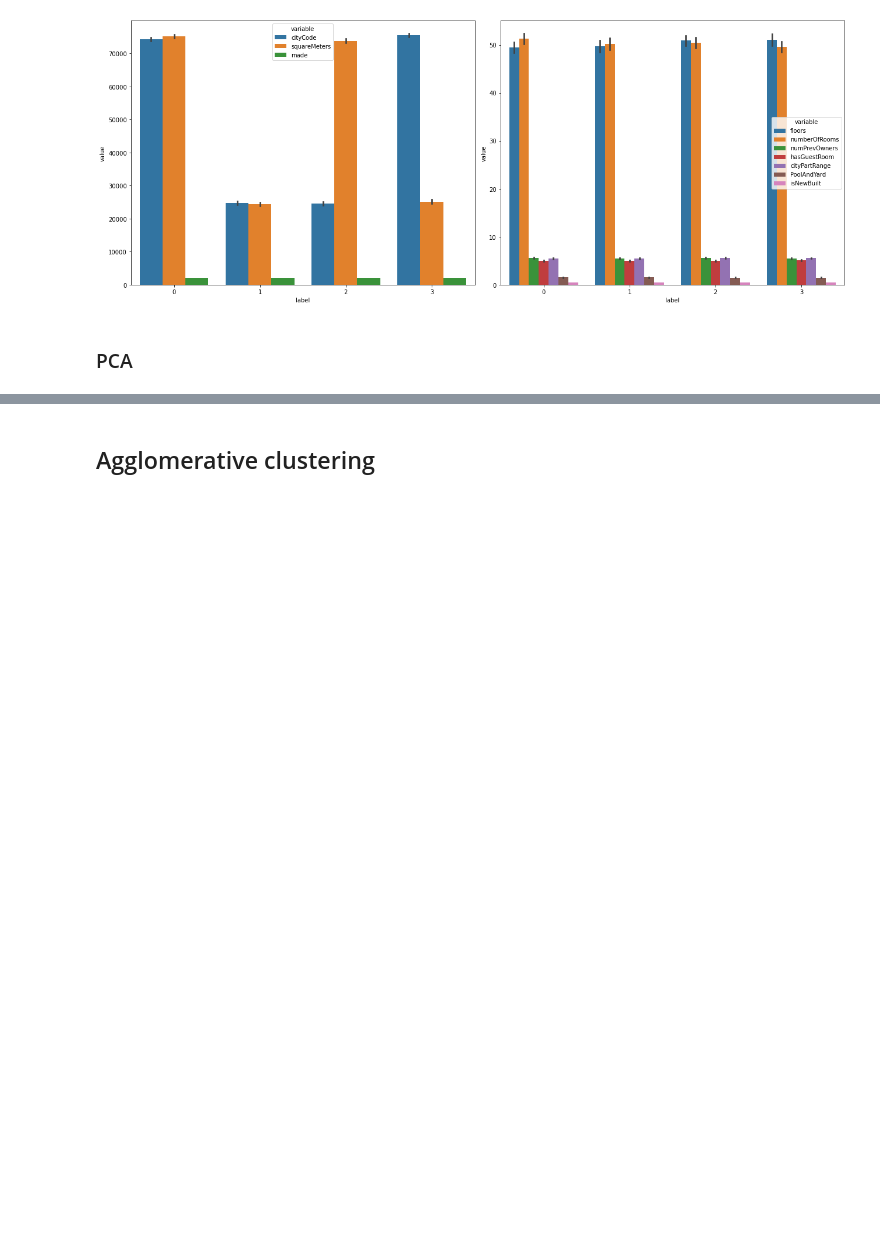
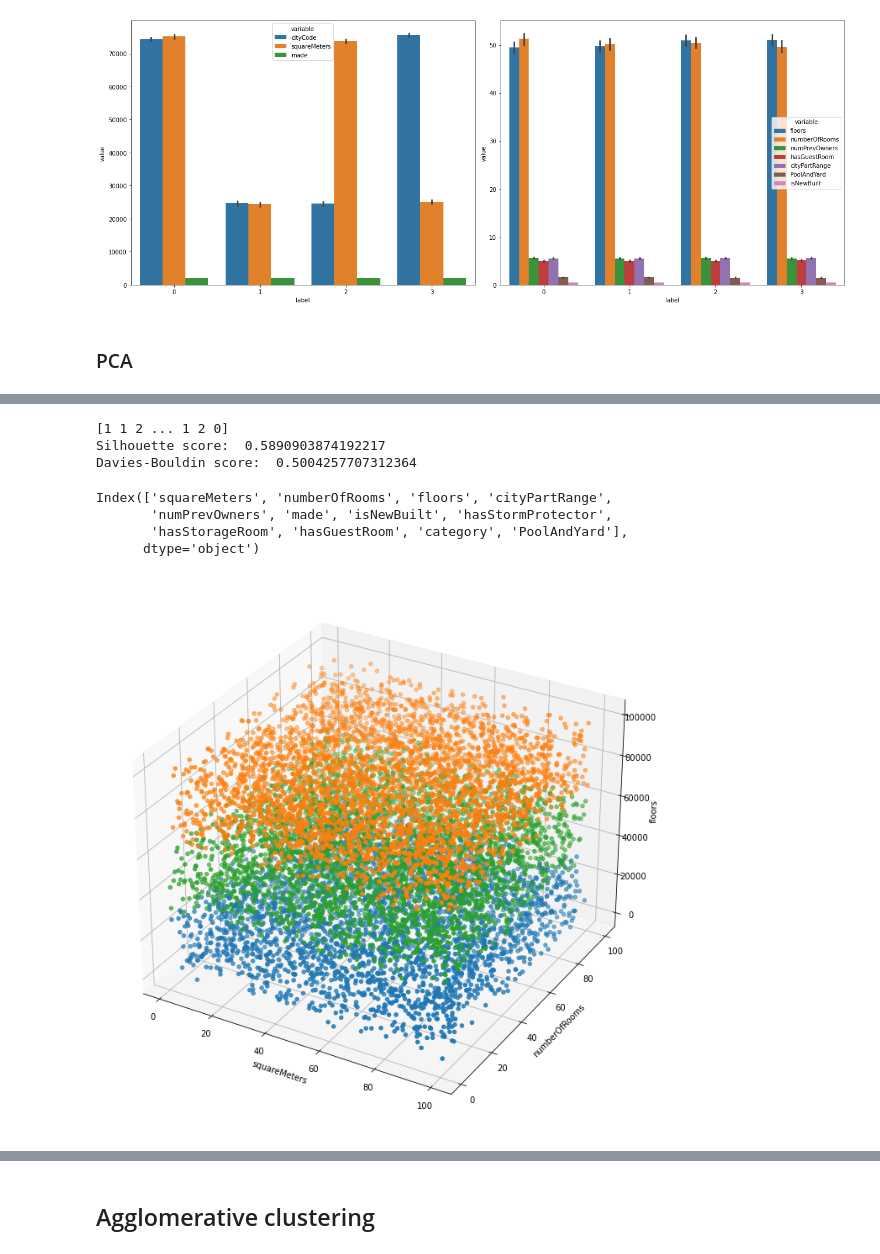
Before and after one commit to MilicaTrifunovic/MachineLearning, a Jupyter notebook: Project 2/Clusterization.ipynb, the cells around one changed output, grey strips where cells are left out. Drawn from its saved outputs; the diff is of its cells as text; code cells hidden in the pictures; blank space fills up the shorter version.

```diff
--- a/Project 2/Clusterization.ipynb
+++ b/Project 2/Clusterization.ipynb
@@ -489,0 +512,22 @@ Davies-Bouldin score:  0.7718620944302692
+# %%
+km_model_m = KMeans(n_clusters=num_clusters_m, random_state=10, algorithm="elkan")
+km_labels_m = km_model_m.fit_predict(modified_dataset)
+
+print(km_labels_m)
+print("Silhouette score: ", silhouette_score(modified_dataset, km_labels_m))
+print("Davies-Bouldin score: ", davies_bouldin_score(modified_dataset, km_labels_m))
+# %% [output]
+[1 1 2 ... 1 2 0]
+Silhouette score:  0.5890903874192217
+Davies-Bouldin score:  0.5004257707312364
+# %%
+modified_dataset.columns
+# %% [output]
+Index(['squareMeters', 'numberOfRooms', 'floors', 'cityPartRange',
+       'numPrevOwners', 'made', 'isNewBuilt', 'hasStormProtector',
+       'hasStorageRoom', 'hasGuestRoom', 'category', 'PoolAndYard'],
+      dtype='object')
+# %%
+printClusters(modified_dataset, km_labels_m)
+# %% [output]
+[figure, added]
```
Also changed, not shown: parts of 11 cells of this notebook.
